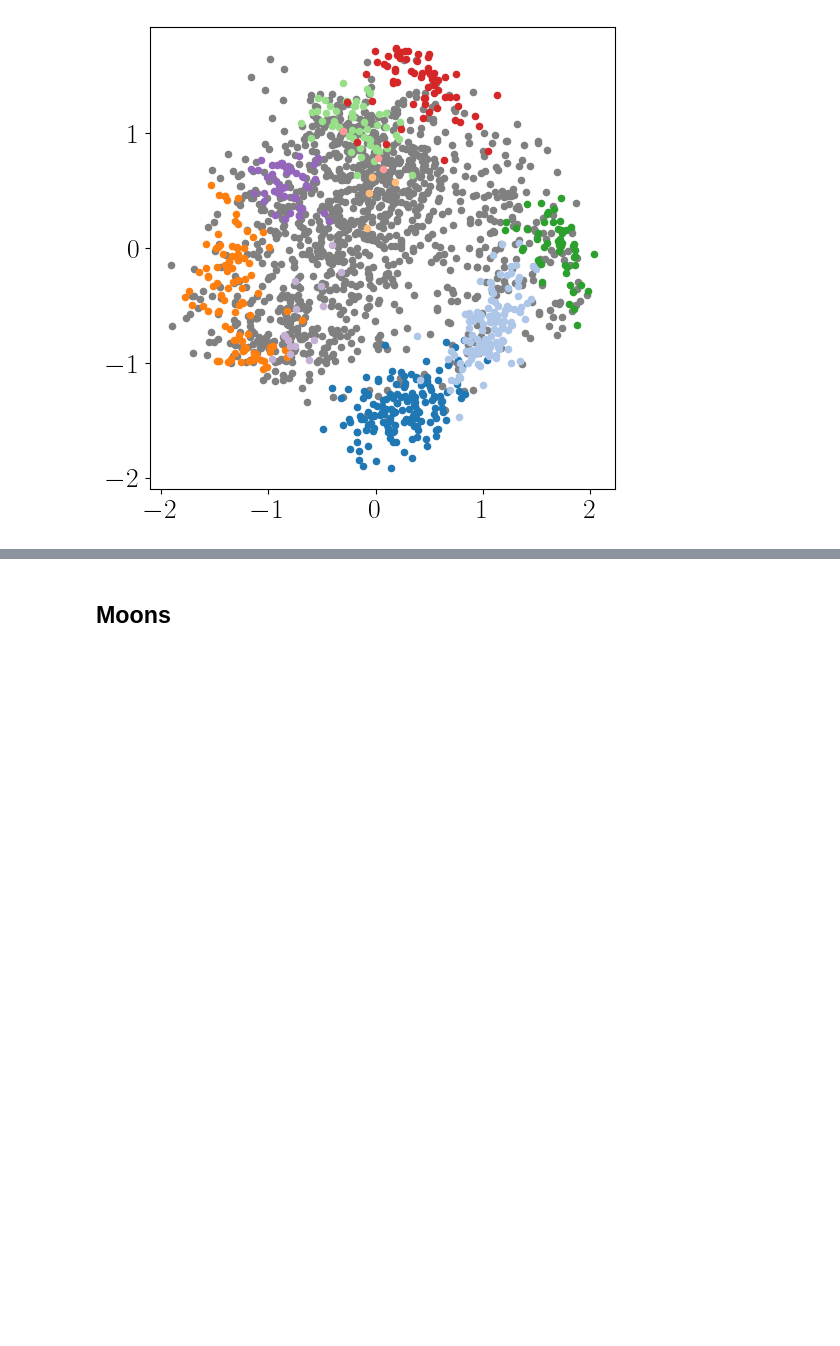
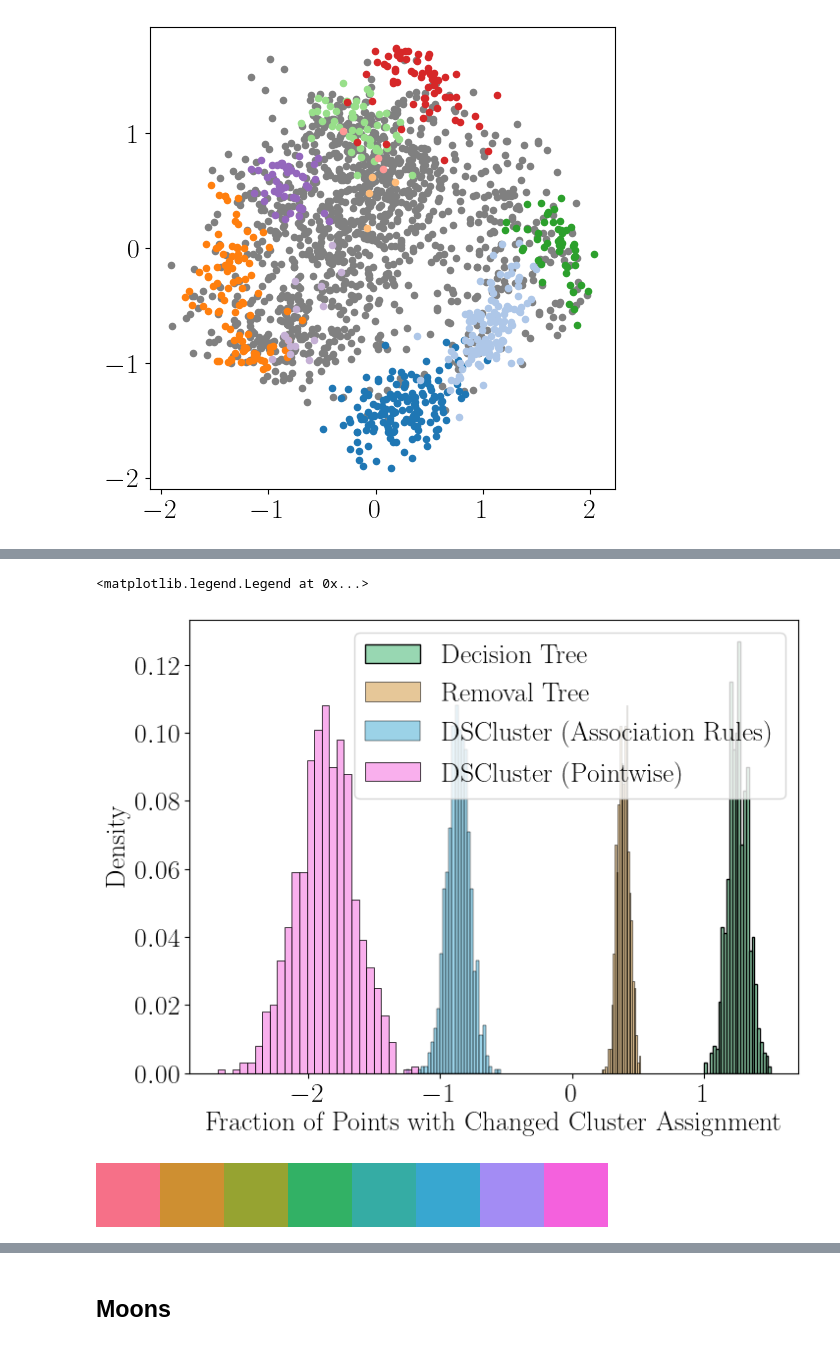
Before and after one commit to kevinqnb/interpretable-clustering, a Jupyter notebook: examples/dbscan-examples.ipynb, the cells around one changed output, grey strips where cells are left out. Cells and saved outputs as stored; diff of their text form; code cells hidden in the pictures; blank space fills up the shorter version.

```diff
--- a/examples/dbscan-examples.ipynb
+++ b/examples/dbscan-examples.ipynb
@@ -527,0 +824,17 @@ KeyboardInterrupt:
+# %%
+# Plot histogram of robustness results
+fig,ax = plt.subplots(figsize = (8,6))
+sns.histplot(dtree_counts, alpha = 0.5, stat = 'probability', label = 'Decision Tree', color = cmap(3), ax = ax)
+sns.histplot(remtree_counts, alpha = 0.5, stat = 'probability', label = 'Removal Tree', color = cmap(1), ax = ax)
+sns.histplot(dsclust1_counts, alpha = 0.5, stat = 'probability', label = 'DSCluster (Association Rules)', color = cmap(5), ax = ax)
+sns.histplot(dsclust2_counts, alpha = 0.5, stat = 'probability', label = 'DSCluster (Pointwise)', color = cmap(7), ax = ax)
+ax.set_xlabel('Fraction of Points with Changed Cluster Assignment')
+ax.set_ylabel('Density')
+ax.legend()
+# %% [output]
+<matplotlib.legend.Legend at 0x...>
+[figure, added]
+# %%
+cmap
+# %% [output]
+[figure, added]
```
Also changed, not shown: parts of 17 cells of this notebook, 6 other files.
